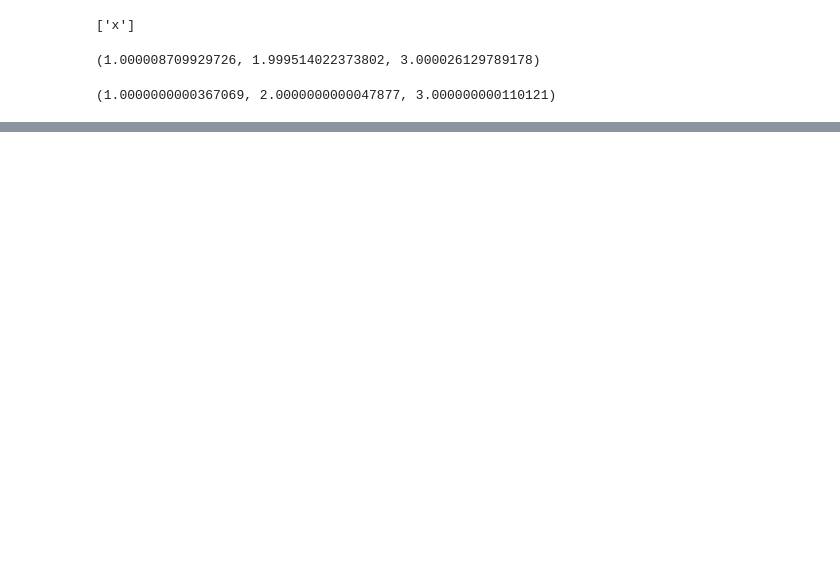
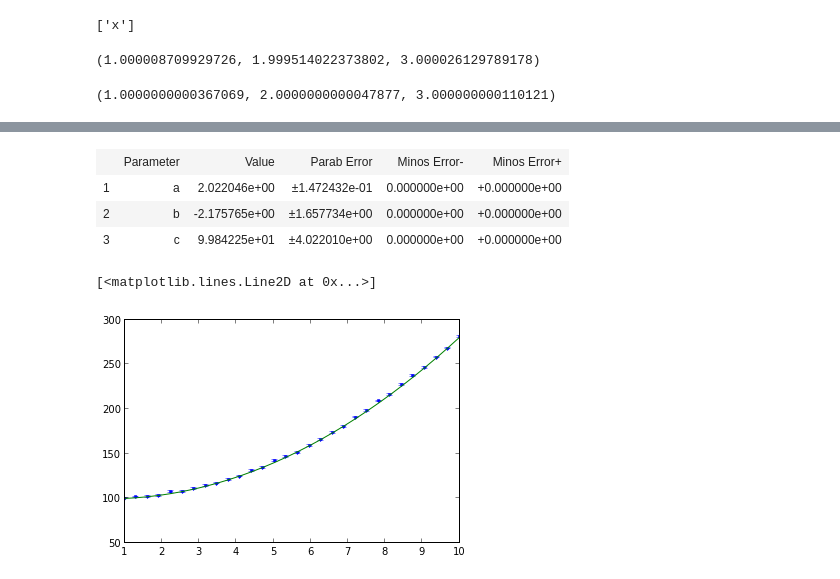
Before and after one commit to scikit-hep/iminuit, a Jupyter notebook: tutorial.ipynb, the cells around one changed output, grey strips where cells are left out. Drawn from its saved outputs; the diff is of its cells as text; code cells hidden in the pictures; blank space fills up the shorter version.

```diff
--- a/tutorial.ipynb
+++ b/tutorial.ipynb
@@ -44,0 +164,17 @@ m = Minuit(f, error_y=1.)#initial step for ym.migrad()m.minos('y')print m.args
+# %%
+x2 = Chi2(f,x,y,erry)
+m = Minuit(x2)
+m.migrad()
+display(m.html_results())
+
+fitted_y = vf(x,*m.args)
+
+errorbar(x,y,erry,fmt='.')
+plot(x,fitted_y,'-')
+# %% [output]
+|  | Parameter | Value | Parab Error | Minos Error- | Minos Error+ |
+| 1 | a | 2.022046e+00 | ±1.472432e-01 | 0.000000e+00 | +0.000000e+00 |
+| 2 | b | -2.175765e+00 | ±1.657734e+00 | 0.000000e+00 | +0.000000e+00 |
+| 3 | c | 9.984225e+01 | ±4.022010e+00 | 0.000000e+00 | +0.000000e+00 |
+[<matplotlib.lines.Line2D at 0x...>]
+[figure, added]
```
Also changed, not shown: parts of 9 cells of this notebook, 2 other files.
